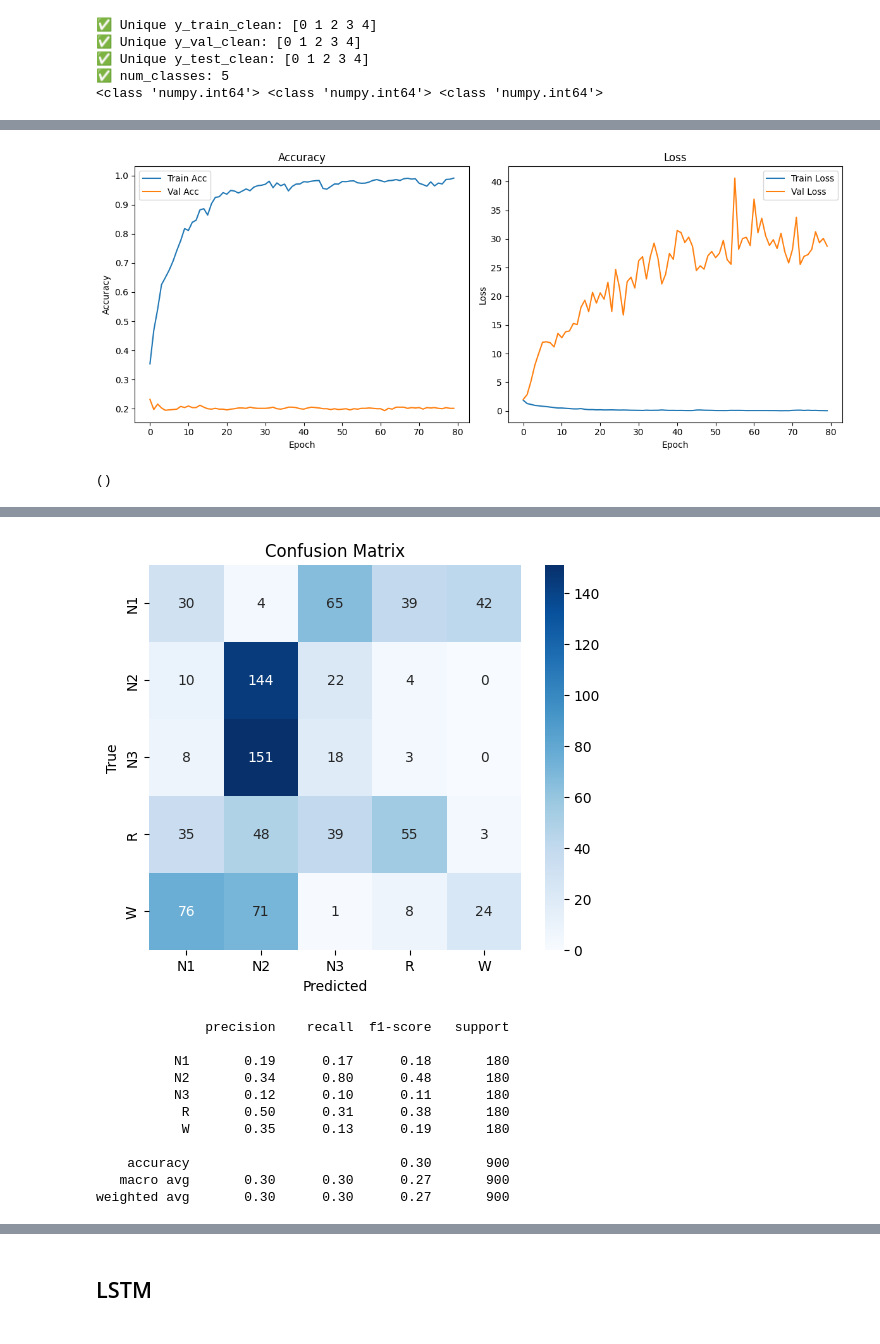
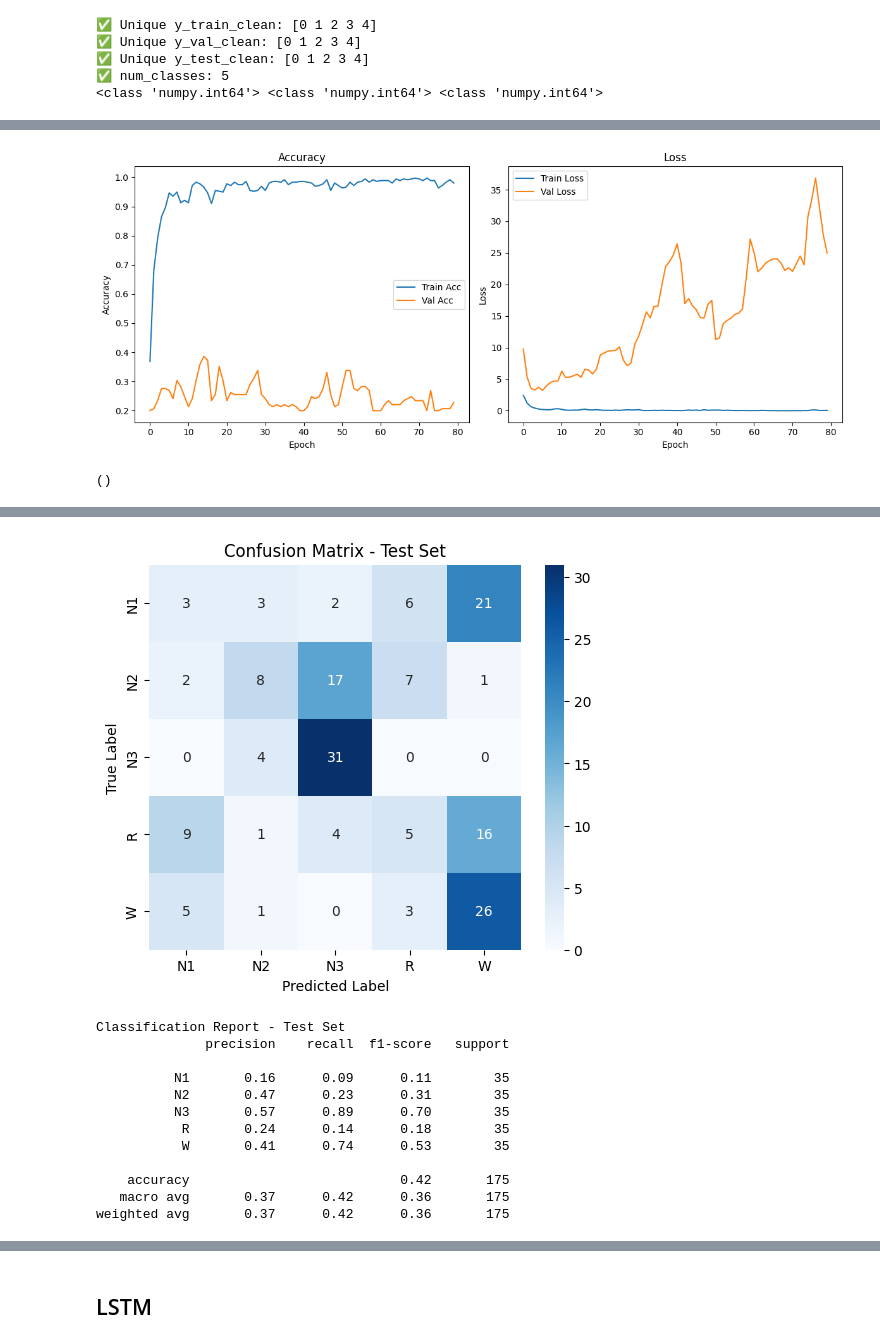
Before and after one commit to kuan31898/LSTMhub, a Jupyter notebook: กำลังทำ/Mairujasplit.ipynb, the cells around one changed output, grey strips where cells are left out. Drawn from its saved outputs; the diff is of its cells as text; code cells hidden in the pictures.

```diff
--- a/กำลังทำ/Mairujasplit.ipynb
+++ b/กำลังทำ/Mairujasplit.ipynb
@@ -20,7 +22,7 @@ from sklearn.model_selection import StratifiedShuffleSplit
 from imblearn.over_sampling import SMOTE
 # %%
 # โหลดข้อมูล
-df = pd.read_csv("C:\\Users\\HP\\Desktop\\LSTM\model Temp\\LSTM\\Sleep testFiltered_EEG_Data1.csv")
+df = pd.read_csv("C:\\Users\\ADMIN\Project\\.venv\\Sleep testFiltered_EEG_Data1.csv")
 # %%
 channel_map = {
     "1": "EEG F4-M1",
@@ -995,7 +1023,7 @@ def apply_sliding_window(data, label, window_size, step_size):
     return X, y
 # %%
 # Define parameters
-window_size = 256
+window_size = 512
 step_size = 256
 
 # Apply sliding window function to the train/test set
@@ -1578,26 +1606,34 @@ plt.tight_layout()
 plt.show()
 ()
 # %% [output]
-[figure, old version]
+[figure, new version]
 ()
 # %%
 from sklearn.metrics import confusion_matrix, classification_report
 import seaborn as sns
 import numpy as np
 
+# -----------------------------
+# 📊 Confusion Matrix - Test Set
+# -----------------------------
 y_pred = model_cnn.predict(X_test)
 y_pred_classes = np.argmax(y_pred, axis=1)
 y_true = np.argmax(y_test_cat, axis=1)
 
-cm = confusion_matrix(y_true, y_pred_classes)
+# labels ของ sleep stages
+labels = ['Sleep stage N1', 'Sleep stage N2', 'Sleep stage N3', 'Sleep stage R', 'Sleep stage W']
+short_labels = ['N1','N2','N3','R','W']
+
+# Confusion Matrix (Test)
+cm_test = confusion_matrix(y_true, y_pred_classes)
 plt.figure(figsize=(6,5))
-sns.heatmap(cm, annot=True, fmt="d", cmap="Blues",
-            xticklabels=['N1','N2','N3','R','W'],
-            yticklabels=['N1','N2','N3','R','W'])
-plt.xlabel('Predicted')
-plt.ylabel('True')
-plt.title('Confusion Matrix')
+sns.heatmap(cm_test, annot=True, fmt="d", cmap="Blues",
+            xticklabels=short_labels, yticklabels=short_labels)
+plt.xlabel('Predicted Label')
+plt.ylabel('True Label')
+plt.title('Confusion Matrix - Test Set')
 plt.show()
 
-print(classification_report(y_true, y_pred_classes, target_names=['N1','N2','N3','R','W']))
+print("\nClassification Report - Test Set")
+print(classification_report(y_true, y_pred_classes, target_names=short_labels))
 # %% [output]
@@ -1605,15 +1641,16 @@ print(classification_report(y_true, y_pred_classes, target_names=['N1','N2','N3'
-[figure, old version]
+[figure, new version]
+Classification Report - Test Set
               precision    recall  f1-score   support
 
-          N1       0.19      0.17      0.18       180
-          N2       0.34      0.80      0.48       180
-          N3       0.12      0.10      0.11       180
-           R       0.50      0.31      0.38       180
-           W       0.35      0.13      0.19       180
+          N1       0.16      0.09      0.11        35
+          N2       0.47      0.23      0.31        35
+          N3       0.57      0.89      0.70        35
+           R       0.24      0.14      0.18        35
+           W       0.41      0.74      0.53        35
 
-    accuracy                           0.30       900
-   macro avg       0.30      0.30      0.27       900
-weighted avg       0.30      0.30      0.27       900
+    accuracy                           0.42       175
+   macro avg       0.37      0.42      0.36       175
+weighted avg       0.37      0.42      0.36       175
 # %%
 from sklearn.metrics import confusion_matrix, ConfusionMatrixDisplay
 import seaborn as sns
```
Also changed, not shown: parts of 26 cells of this notebook.
